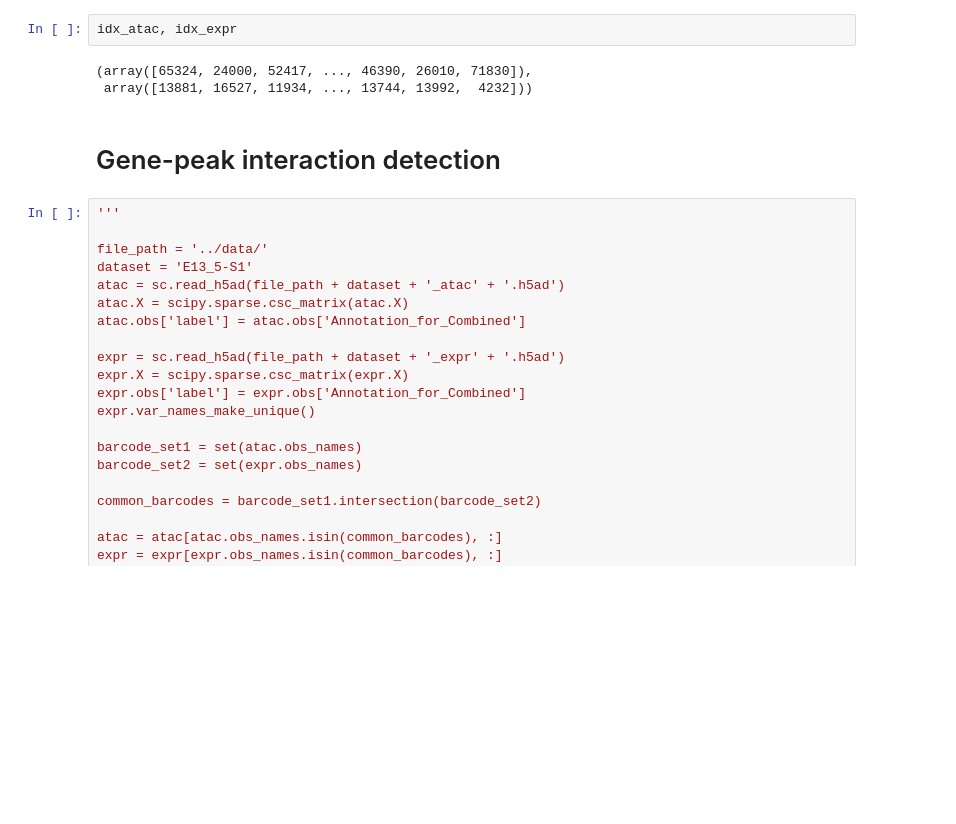
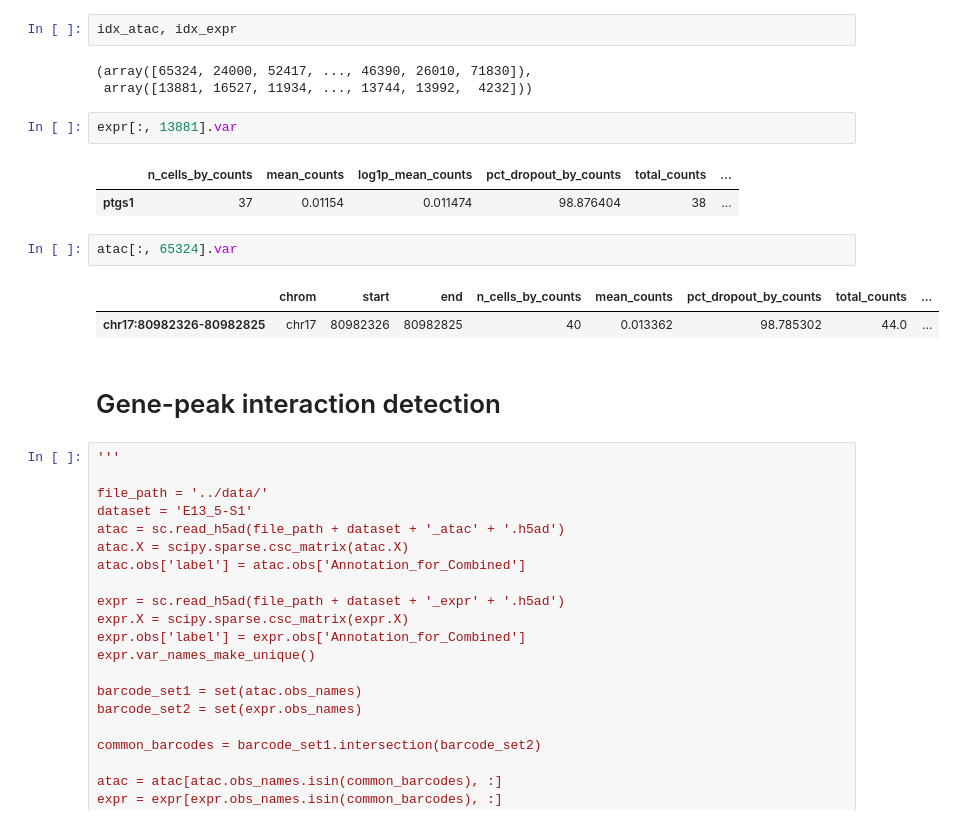
Before and after one commit to l-reich/spatial-chromatin-variability, a Jupyter notebook: src/Descart/Gene-peak_interaction_detection.ipynb, the cells around one changed output. Drawn from its saved outputs; the diff is of its cells as text; blank space fills up the shorter version.

```diff
--- a/src/Descart/Gene-peak_interaction_detection.ipynb
+++ b/src/Descart/Gene-peak_interaction_detection.ipynb
@@ -153,6 +157,16 @@ idx_atac, idx_expr
 # %% [output]
 (array([65324, 24000, 52417, ..., 46390, 26010, 71830]),
  array([13881, 16527, 11934, ..., 13744, 13992,  4232]))
+# %%
+expr[:, 13881].var
+# %% [output]
+|  | n_cells_by_counts | mean_counts | log1p_mean_counts | pct_dropout_by_counts | total_counts | ... |
+| ptgs1 | 37 | 0.01154 | 0.011474 | 98.876404 | 38 | ... |
+# %%
+atac[:, 65324].var
+# %% [output]
+|  | chrom | start | end | n_cells_by_counts | mean_counts | pct_dropout_by_counts | total_counts | ... |
+| chr17:80982326-80982825 | chr17 | 80982326 | 80982825 | 40 | 0.013362 | 98.785302 | 44.0 | ... |
 # %% [markdown]
 # Gene-peak interaction detection
 # %%
```
Also changed, not shown: parts of 30 cells of this notebook, 1 other file.
